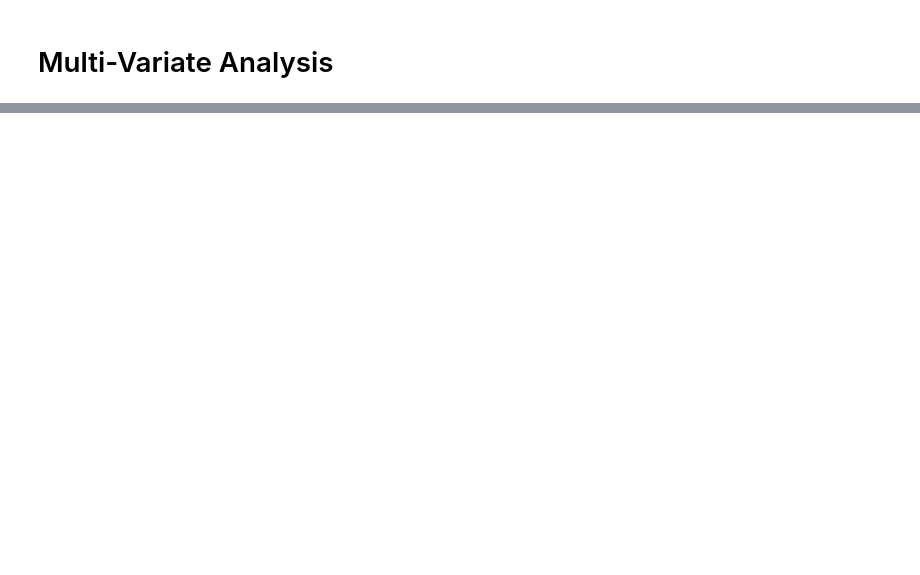
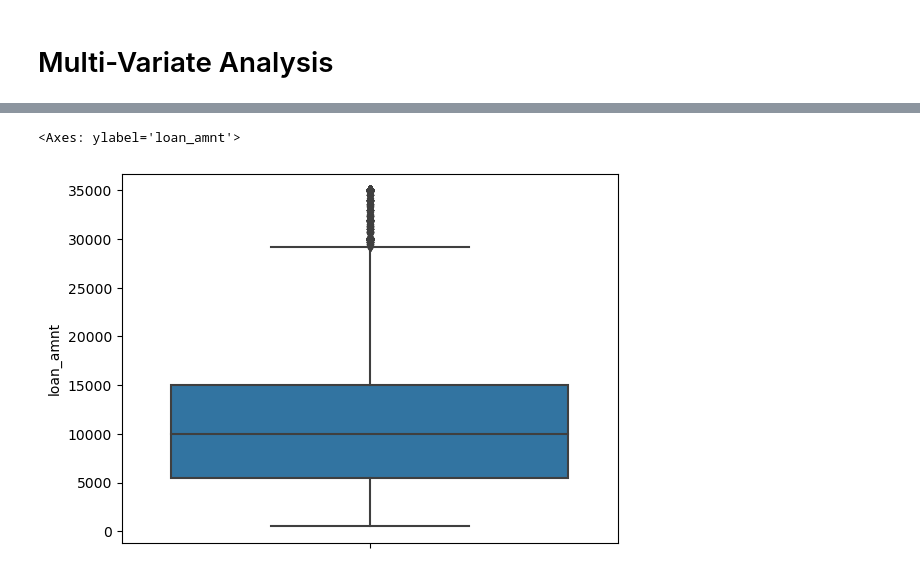
Before and after one commit to prasune/LendingClubCaseStudy, a Jupyter notebook: Lending_Club_Analysis.ipynb, the cells around one changed output, grey strips where cells are left out. Saved outputs shown, nothing was run; the diff lists cells and outputs as text; code cells hidden in the pictures; blank space fills up the shorter version.

```diff
--- a/Lending_Club_Analysis.ipynb
+++ b/Lending_Club_Analysis.ipynb
@@ -714,0 +497,3 @@ sns.boxplot(y= loan_final['loan_amnt'])
+# %%
+loan_df['loan_amnt_range'] = loan_df['loan_amnt'].apply(lambda x: loan_amount_range(x))
+loan_df['loan_amnt_range']
@@ -714,0 +525,20 @@ sns.boxplot(y= loan_final['loan_amnt'])
+# %%
+# emp_length == 0 - just employed
+# emp_length <=2 - employed
+# emp_length <= 4 - stable
+# emp_length <= 9 - good stability
+# emp_length > 9 - very good stability
+def emp_length_range(emp_length):
+    if emp_length == 0:
+        return "just employed"
+    elif emp_length <= 2:
+        return "employed"
+    elif emp_length <= 5:
+        return "stable"
+    elif emp_length < 10:
+        return "good stability"
+    else:
+        return "very good stability"
+# %%
+loan_df['emp_length_range'] = loan_df['emp_length'].apply(lambda x: emp_length_range(x))
+loan_df['emp_length_range']
@@ -714,0 +577,4 @@ sns.boxplot(y= loan_final['loan_amnt'])
+# %%
+# Excluding the ongoing loan and use fully paid and defaulted loans for data Analysis
+loan_df_final = loan_df[~(loan_df['loan_status']=='Current')]
+loan_df_final.head()
@@ -732,0 +847,5 @@ loan_final['issue_d']
+# %%
+sns.boxplot(y=loan_df_final['loan_amnt'])
+# %% [output]
+<Axes: ylabel='loan_amnt'>
+[figure, added]
```
Also changed, not shown: parts of 224 cells of this notebook, 2 other files.
